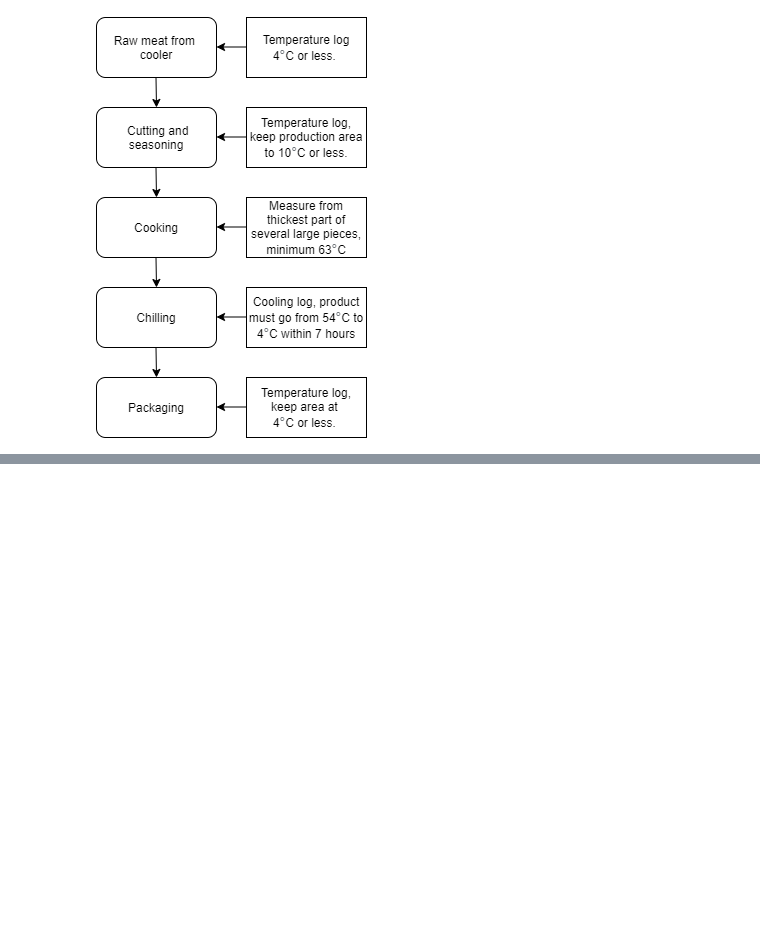
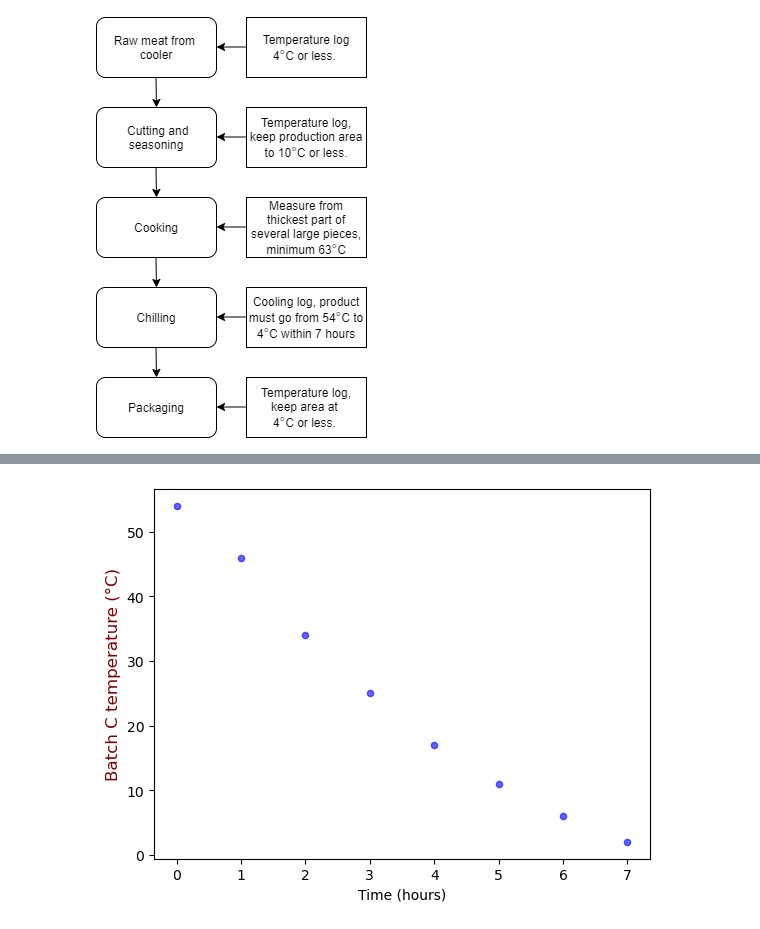
Before and after one commit to pristdata/prisdata.github.io, a Jupyter notebook: Notebooks/food_data_analysis.ipynb, the cells around one changed output, grey strips where cells are left out. Saved outputs shown, nothing was run; the diff lists cells and outputs as text; code cells hidden in the pictures; blank space fills up the shorter version.

```diff
--- a/Notebooks/food_data_analysis.ipynb
+++ b/Notebooks/food_data_analysis.ipynb
@@ -33,0 +42,12 @@ Image(filename='diagram.png')
+# %%
+# Cooling log plot
+
+plt.style.use('default')
+food_temp.plot(kind='scatter', x='time', y='temp_c', color='blue', alpha=0.6)
+
+plt.xlabel('Time (hours)')
+plt.ylabel('Batch C temperature (°C)', size=12, color='maroon')
+
+plt.show()
+# %% [output]
+[figure, added]
```
Also changed, not shown: parts of 10 cells of this notebook, 4 other files.
